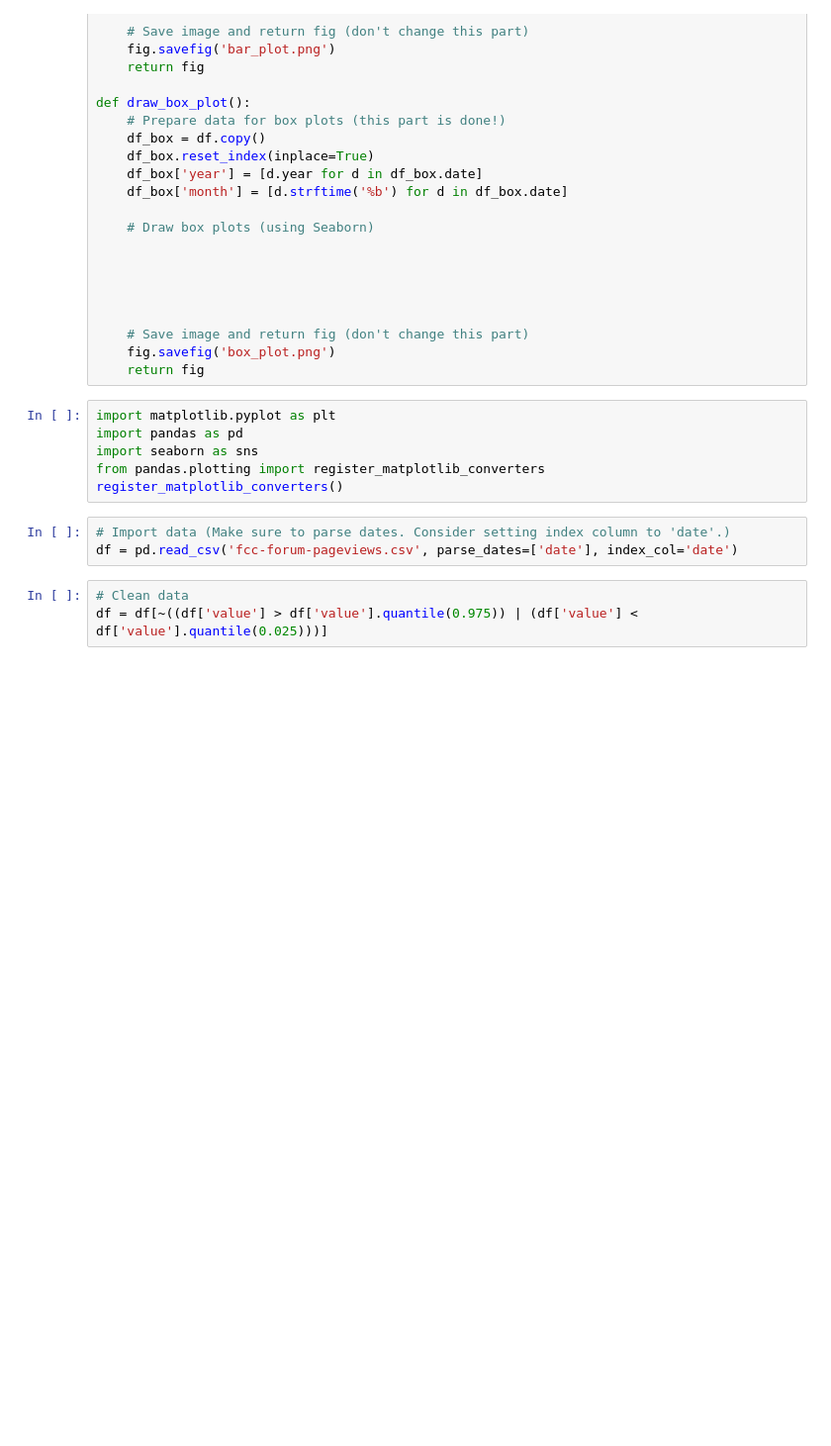
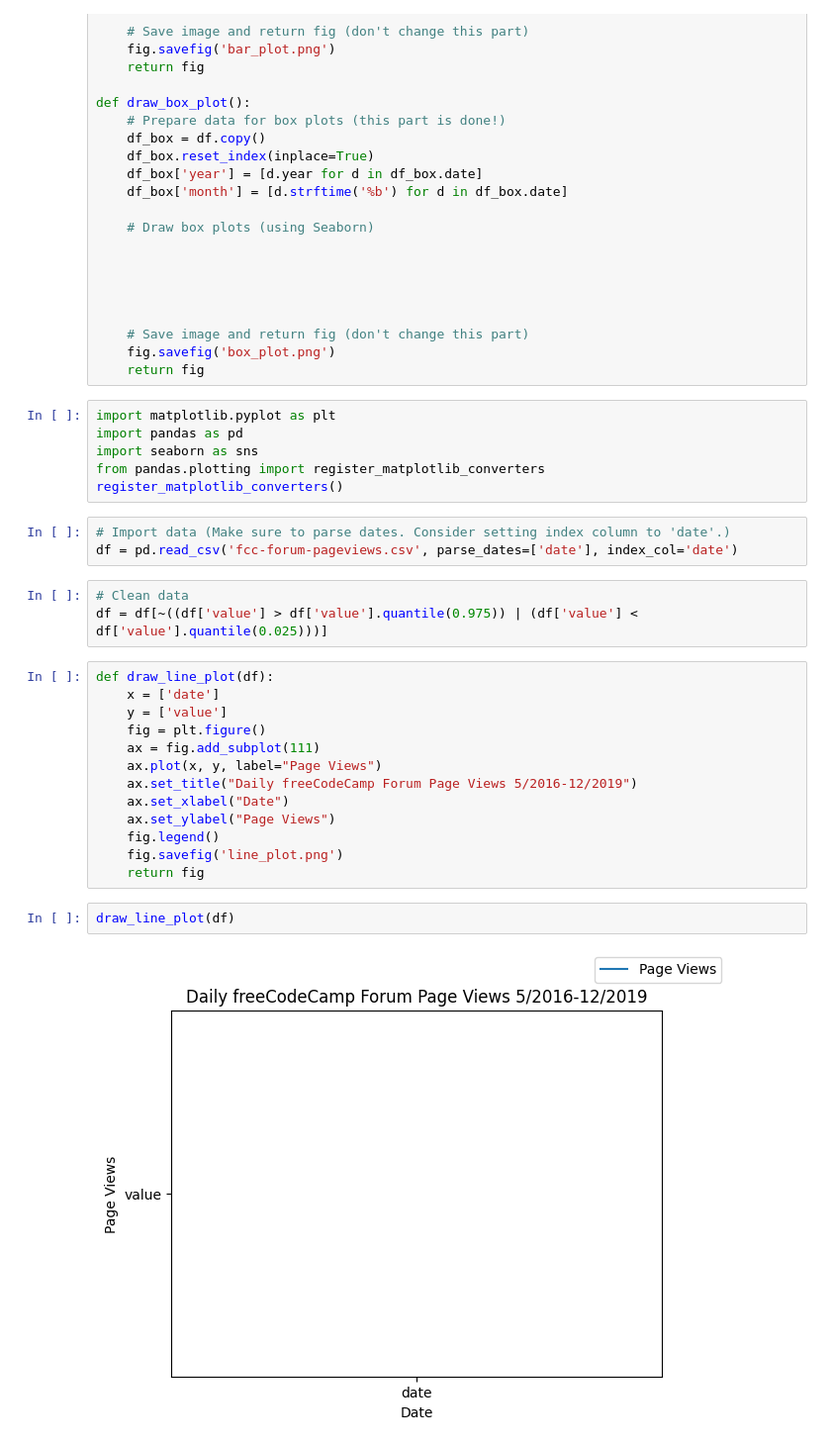
Before and after one commit to abeflores/Data_Analysis_with_Python, a Jupyter notebook: time_series_visualizer.ipynb, the cells around one changed output. Shown at 99% size. Saved outputs shown, nothing was run; the diff lists cells and outputs as text; blank space fills up the shorter version.

```diff
--- a/time_series_visualizer.ipynb
+++ b/time_series_visualizer.ipynb
@@ -65,3 +65,20 @@ df = pd.read_csv('fcc-forum-pageviews.csv', parse_dates=['date'], index_col='dat
 # %%
 # Clean data
 df = df[~((df['value'] > df['value'].quantile(0.975)) | (df['value'] < df['value'].quantile(0.025)))]
+# %%
+def draw_line_plot(df):
+    x = ['date']
+    y = ['value']
+    fig = plt.figure()
+    ax = fig.add_subplot(111)
+    ax.plot(x, y, label="Page Views")
+    ax.set_title("Daily freeCodeCamp Forum Page Views 5/2016-12/2019")
+    ax.set_xlabel("Date")
+    ax.set_ylabel("Page Views")
+    fig.legend()
+    fig.savefig('line_plot.png')
+    return fig
+# %%
+draw_line_plot(df)
+# %% [output]
+[figure, added]
```
Also changed, not shown: parts of 1 cell of this notebook.
